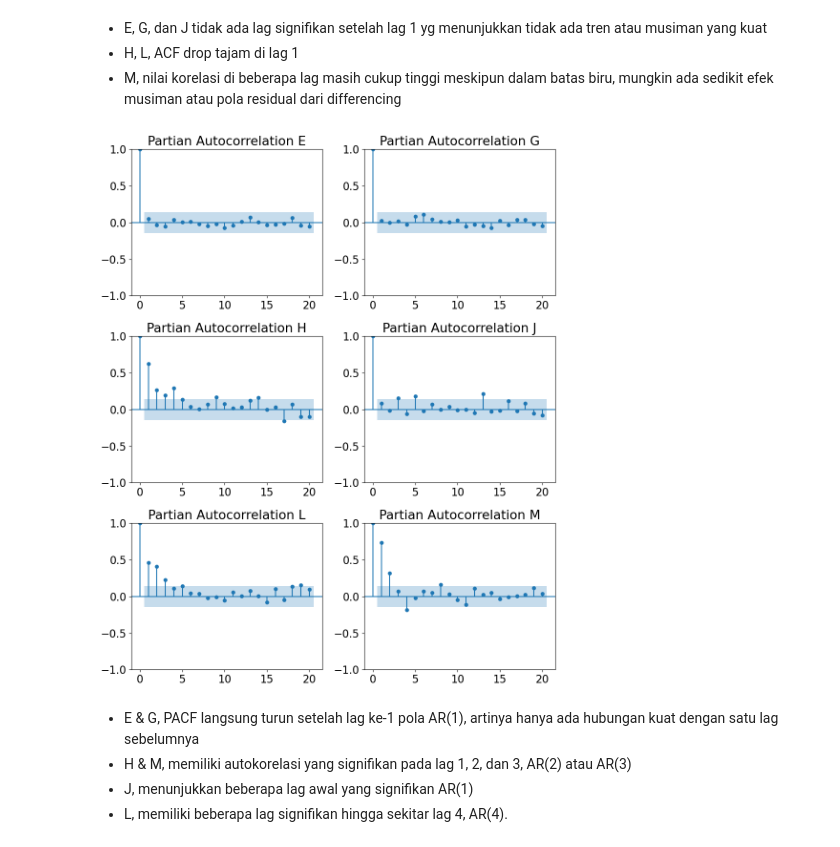
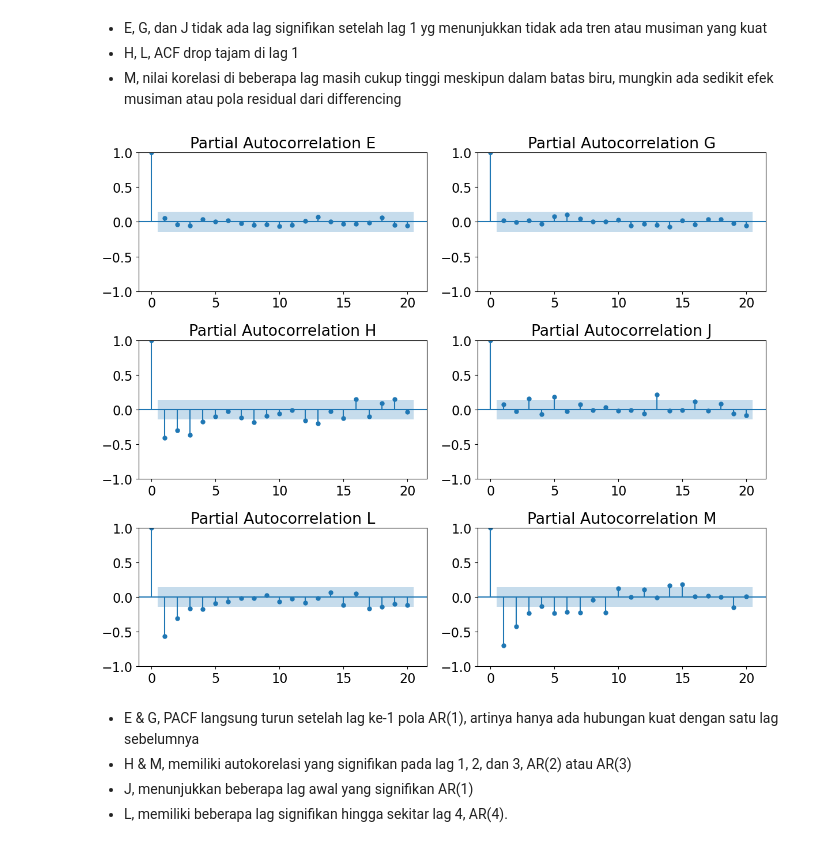
Before and after one commit to anajesset/tugas-akhirr, a Jupyter notebook: exploration_02.ipynb, the cells around one changed output. Saved outputs shown, nothing was run; the diff lists cells and outputs as text; code cells hidden in the pictures.

```diff
--- a/exploration_02.ipynb
+++ b/exploration_02.ipynb
@@ -387,8 +483,10 @@ alpha (α) adalah batas yang ditentukan sebelum uji statistik, sedangkan p-value
 adf_results = []
 
 for varian in ["E", "G", "H", "J", "L", "M"]:
-    if varian in df_weekly_varian.columns:
-        result = adfuller(df_weekly_varian[varian])
+    df_varian = df_weekly_varian[df_weekly_varian["Varian"] == varian]
+
+    if not df_varian["Sales"].isnull().all():
+        result = adfuller(df_varian["Sales"].dropna())
         p_value = result[1]
         is_stationary = "stasioner" if p_value < 0.05 else "tidak stasioner"
 
@@ -415,14 +513,17 @@ First Diff
 df_weekly_varian_diff = df_weekly_varian.copy()
 
 for varian in ["H", "L", "M"]:
-    if varian in df_weekly_varian.columns:
-        df_weekly_varian_diff[varian] = df_weekly_varian[varian].diff().dropna()
+    df_weekly_varian_diff.loc[df_weekly_varian_diff["Varian"] == varian, "Sales"] = (
+        df_weekly_varian_diff.loc[df_weekly_varian_diff["Varian"] == varian, "Sales"].diff()
+    )
 
 adf_results_diff = []
 
 for varian in ["H", "L", "M"]:
-    if varian in df_weekly_varian_diff.columns:
-        result = adfuller(df_weekly_varian_diff[varian].dropna())
+    df_varian_diff = df_weekly_varian_diff[df_weekly_varian_diff["Varian"] == varian]
+
+    if not df_varian_diff["Sales"].isnull().all():
+        result = adfuller(df_varian_diff["Sales"].dropna())
         p_value = result[1]
         is_stationary = "stasioner" if p_value < 0.05 else "tidak stasioner"
 
@@ -433,8 +534,7 @@ for varian in ["H", "L", "M"]:
         ])
 
 df_adf_diff = pd.DataFrame(adf_results_diff, columns=["Varian", "ADF Statistic", "p-value",
-                                                      "1%", "5%",
-                                                      "10%", "Result first_diff"])
+                                                      "1%", "5%", "10%", "Result first_diff"])
 
 df_adf_diff
 # %% [output]
@@ -474,8 +581,10 @@ varian_list = ["E", "G", "H", "J", "L", "M"]
 axes = axes.flatten()
 
 for i, varian in enumerate(varian_list):
-    if varian in df_weekly_varian_diff.columns:
-        plot_acf(df_weekly_varian_diff[varian].dropna(), ax=axes[i], title=f"Autocorrelation {varian}")
+    df_varian = df_weekly_varian_diff[df_weekly_varian_diff["Varian"] == varian]
+
+    if not df_varian["Sales"].isnull().all():
+        plot_acf(df_varian["Sales"].dropna(), ax=axes[i], title=f"Autocorrelation {varian}")
 
 plt.tight_layout()
 plt.show()
@@ -486,18 +595,20 @@ plt.show()
 - H, L, ACF drop tajam di lag 1
 - M, nilai korelasi di beberapa lag masih cukup tinggi meskipun dalam batas biru, mungkin ada sedikit efek musiman atau pola residual dari differencing
 # %%
-fig, axes = plt.subplots(nrows=3, ncols=2, figsize=(10, 12))
+fig, axes = plt.subplots(nrows=3, ncols=2, figsize=(12, 10))
 axes = axes.flatten()
 
 for i, varian in enumerate(varian_list):
-    if varian in df_weekly_varian.columns:
-        plot_pacf(df_weekly_varian[varian], lags=20, ax=axes[i])
-        axes[i].set_title(f"Partian Autocorrelation {varian}")
+    df_varian = df_weekly_varian_diff[df_weekly_varian_diff["Varian"] == varian]
+
+    if not df_varian["Sales"].isnull().all():
+        plot_pacf(df_varian["Sales"].dropna(), lags=20, ax=axes[i])
+        axes[i].set_title(f"Partial Autocorrelation {varian}")
 
 plt.tight_layout()
 plt.show()
 # %% [output]
-[figure, old version]
+[figure, new version]
 # %% [markdown]
 - E & G, PACF langsung turun setelah lag ke-1 pola AR(1), artinya hanya ada hubungan kuat dengan satu lag sebelumnya
 - H & M, memiliki autokorelasi yang signifikan pada lag 1, 2, dan 3, AR(2) atau AR(3)
```
Also changed, not shown: parts of 39 cells of this notebook, 2 other files.
